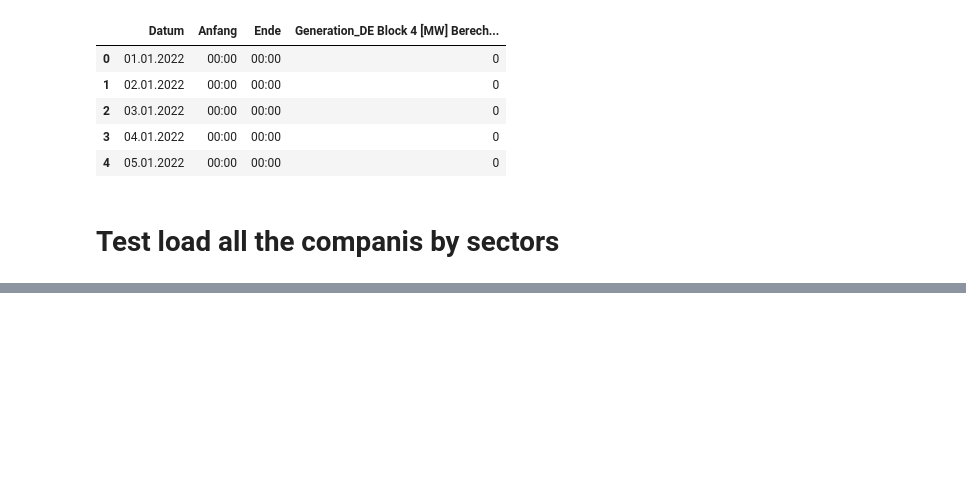
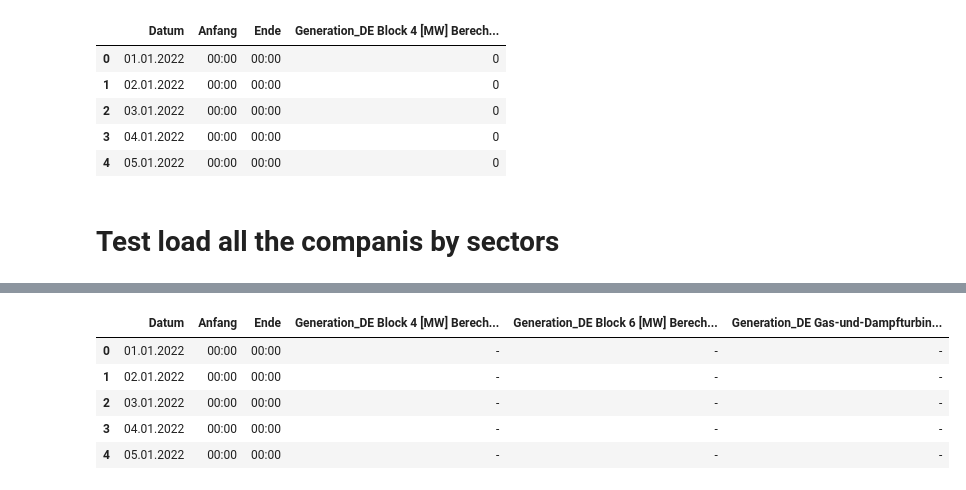
Before and after one commit to Arassc/energy-analysis-and-predictions, a Jupyter notebook: notebooks/power_data_test.ipynb, the cells around one changed output, grey strips where cells are left out. Drawn from its saved outputs; the diff is of its cells as text; code cells hidden in the pictures; blank space fills up the shorter version.

```diff
--- a/notebooks/power_data_test.ipynb
+++ b/notebooks/power_data_test.ipynb
@@ -387,0 +540,10 @@ comp
+# %%
+df_test_1 = pd.read_csv('./raw_data/energy-companies/power-plant-data-2022-Jan-to-Dec/Heizkraftwerk_Merkenich_202201010000_202212312359_Tag_63.csv', delimiter=';', decimal=',')
+df_test_1.head()
+# %% [output]
+|  | Datum | Anfang | Ende | Generation_DE Block 4 [MW] Berech... | Generation_DE Block 6 [MW] Berech... | Generation_DE Gas-und-Dampfturbin... |
+| 0 | 01.01.2022 | 00:00 | 00:00 | - | - | - |
+| 1 | 02.01.2022 | 00:00 | 00:00 | - | - | - |
+| 2 | 03.01.2022 | 00:00 | 00:00 | - | - | - |
+| 3 | 04.01.2022 | 00:00 | 00:00 | - | - | - |
+| 4 | 05.01.2022 | 00:00 | 00:00 | - | - | - |
```
Also changed, not shown: parts of 28 cells of this notebook, 2 other files.
